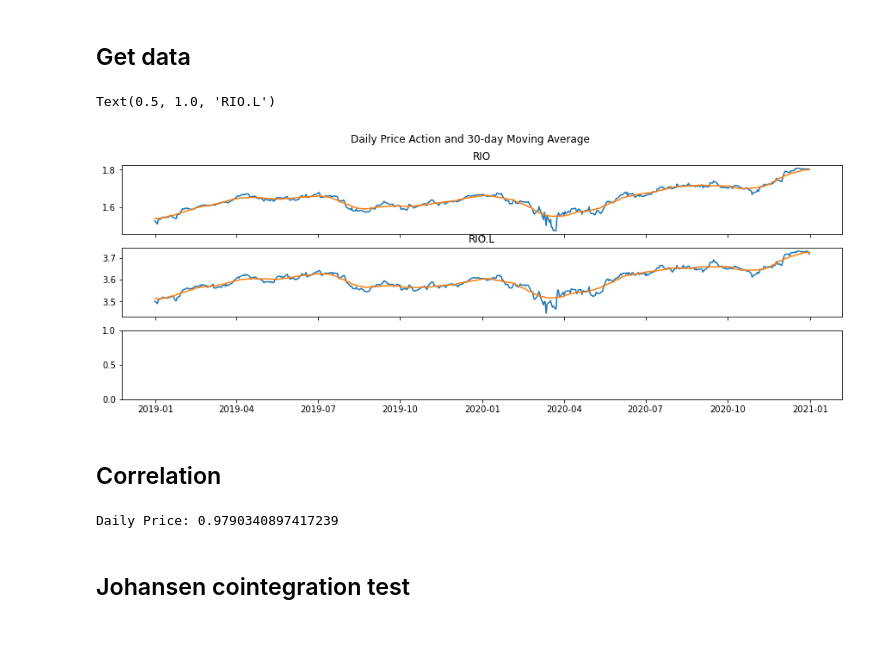
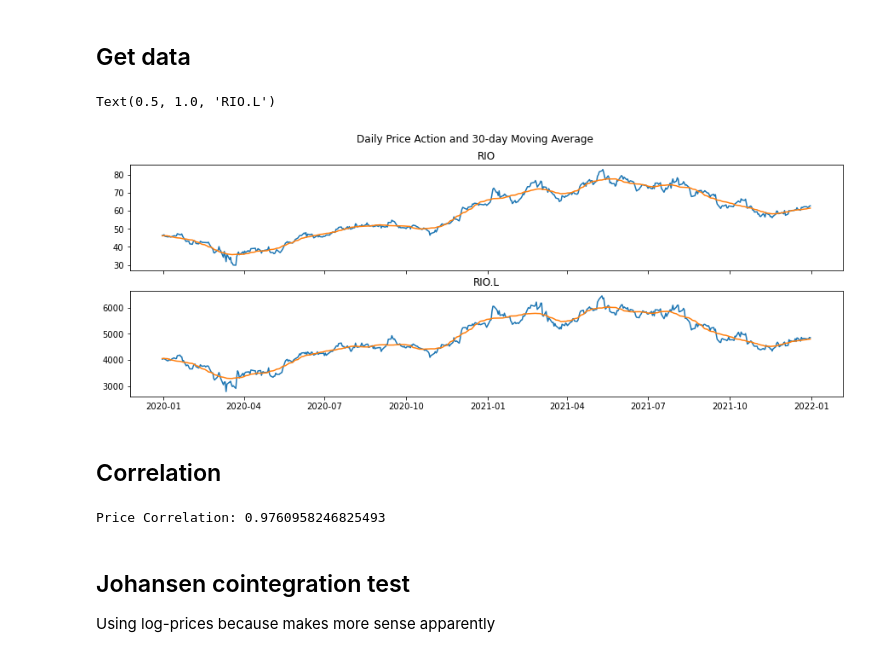
Before and after one commit to tristanritchie/statarb, a Jupyter notebook: scrap_book/StatArb Notepad.ipynb, the cells around one changed output. Cells and saved outputs as stored; diff of their text form; code cells hidden in the pictures.

Commit message:
Big improvements
Adding dummy data

```diff
--- a/scrap_book/StatArb Notepad.ipynb
+++ b/scrap_book/StatArb Notepad.ipynb
@@ -12,44 +14,55 @@ from statsmodels.tsa.vector_ar.vecm import coint_johansen
 ticker1_name = 'RIO'
 ticker2_name = 'RIO.L'
 
-start_date = '2019-01-01'
-end_date = '2021-01-01'
+start_date = '2020-01-01'
+end_date = '2022-01-01'
 # %% [markdown]
 ## Get data
 # %%
-ticker1 = yf.Ticker(ticker1_name)
-ticker2 = yf.Ticker(ticker2_name)
+wifi = 1
 
-data1 = ticker1.history(start=start_date, end=end_date, frequency='1dy')['Close'].rename(ticker1_name)
-data2 = ticker2.history(start=start_date, end=end_date, frequency='1dy')['Close'].rename(ticker2_name)
+if (wifi == 1):
+    ticker1 = yf.Ticker(ticker1_name)
+    ticker2 = yf.Ticker(ticker2_name)
 
-df = pd.concat([np.log10(data1), np.log10(data2)], axis=1).bfill()
+    data1 = ticker1.history(start=start_date, end=end_date, frequency='1dy')['Close'].rename(ticker1_name)
+    data2 = ticker2.history(start=start_date, end=end_date, frequency='1dy')['Close'].rename(ticker2_name)
+
+    df = pd.concat([data1, data2], axis=1).bfill()
+    df.to_csv('data.csv')
+
+else:
+    df = pd.read_csv('data/' + ticker1_name + '_' + ticker2_name + '.csv')
+    df.columns = [ticker1_name, ticker2_name]
+    df = df.bfill()
 # %%
 df_mean = pd.concat([df[ticker1_name].rolling(window=30, center=True, min_periods=0).mean(),
                         df[ticker2_name].rolling(window=30, center=True, min_periods=0).mean()],
                        axis=1)
-df_spread = df[ticker2_name]-df[ticker1_name]
+df_spread = df[ticker2_name] - df[ticker1_name]
 
-fig, (ax1, ax2, ax3) = plt.subplots(3, sharex=True, figsize=(15, 5))
+fig, (ax1, ax2) = plt.subplots(2, sharex=True, figsize=(15, 5))
 fig.suptitle('Daily Price Action and 30-day Moving Average')
 
 ax1.plot(df[ticker1_name])
 ax1.plot(df_mean[ticker1_name])
 ax1.set_title(ticker1_name)
 
 ax2.plot(df[ticker2_name])
 ax2.plot(df_mean[ticker2_name])
 ax2.set_title(ticker2_name)
 # %% [output]
 Text(0.5, 1.0, 'RIO.L')
-[figure, old version]
+[figure, new version]
 # %% [markdown]
 ## Correlation
 # %%
 corr = df.corr()
-print('Daily Price:', corr[ticker1_name][ticker2_name])
+print('Price Correlation:', corr[ticker1_name][ticker2_name])
 # %% [output]
-Daily Price: 0.9790340897417239
+Price Correlation: 0.9760958246825493
 # %% [markdown]
 ## Johansen cointegration test
+
+Using log-prices because makes more sense apparently
 # %%
```
Also changed, not shown: parts of 11 cells of this notebook, 1 other file.
